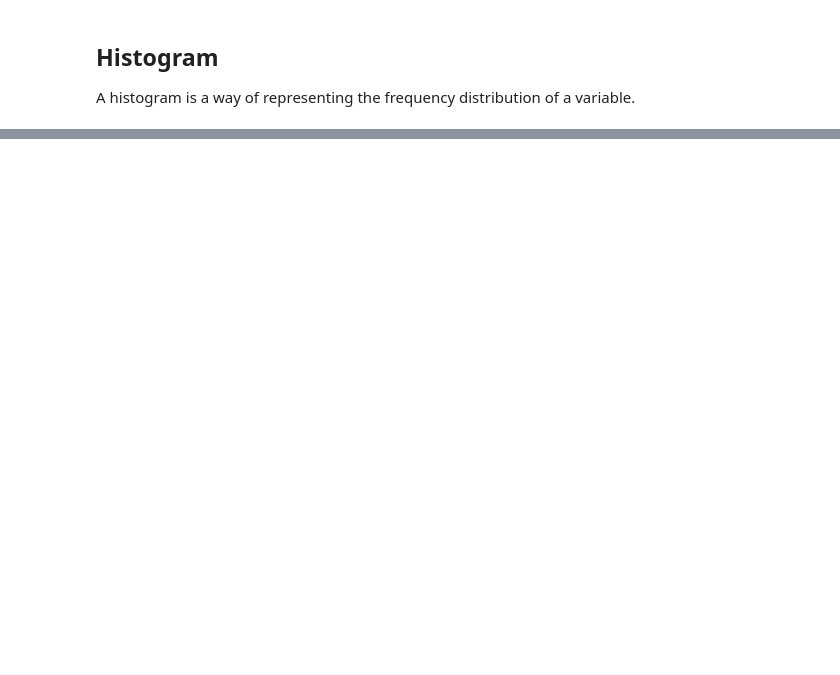
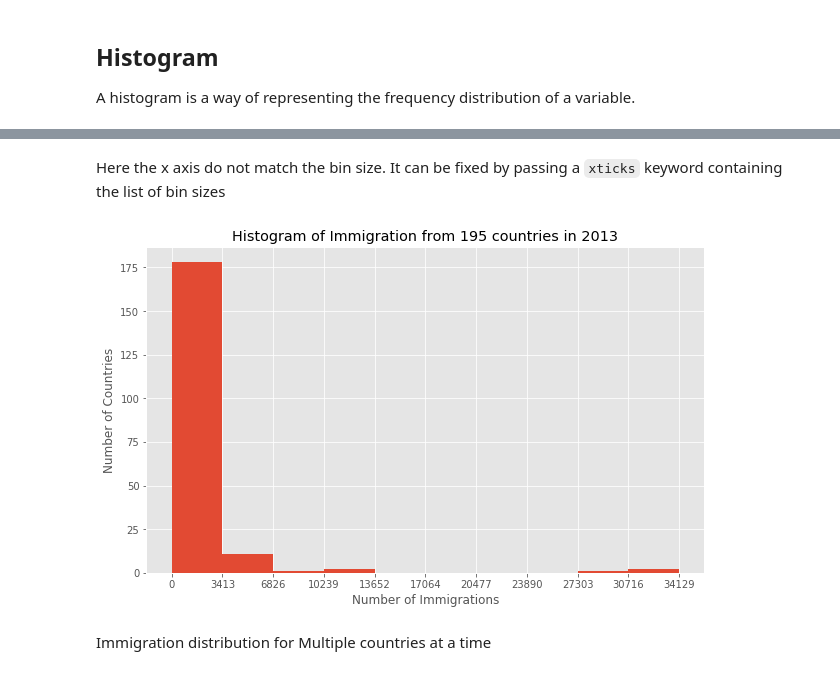
Before and after one commit to soum-sr/DataVisualization, a Jupyter notebook: ImmigrationData.ipynb, the cells around one changed output, grey strips where cells are left out. Saved outputs shown, nothing was run; the diff lists cells and outputs as text; code cells hidden in the pictures; blank space fills up the shorter version.

````diff
--- a/ImmigrationData.ipynb
+++ b/ImmigrationData.ipynb
@@ -272,0 +313,13 @@ A histogram is a way of representing the frequency distribution of a variable.
+# %% [markdown]
+Here the x axis do not match the bin size. It can be fixed by passing a ```xticks``` keyword containing the list of bin sizes
+# %%
+frequency, bin_edgs = np.histogram(df_ca['2013'])
+df_ca['2013'].plot(kind='hist', xticks=bin_edges)
+plt.title('Histogram of Immigration from 195 countries in 2013')
+plt.ylabel('Number of Countries')
+plt.xlabel('Number of Immigrations')
+plt.show()
+# %% [output]
+[figure, added]
+# %% [markdown]
+Immigration distribution for Multiple countries at a time
````
Also changed, not shown: parts of 23 cells of this notebook.
